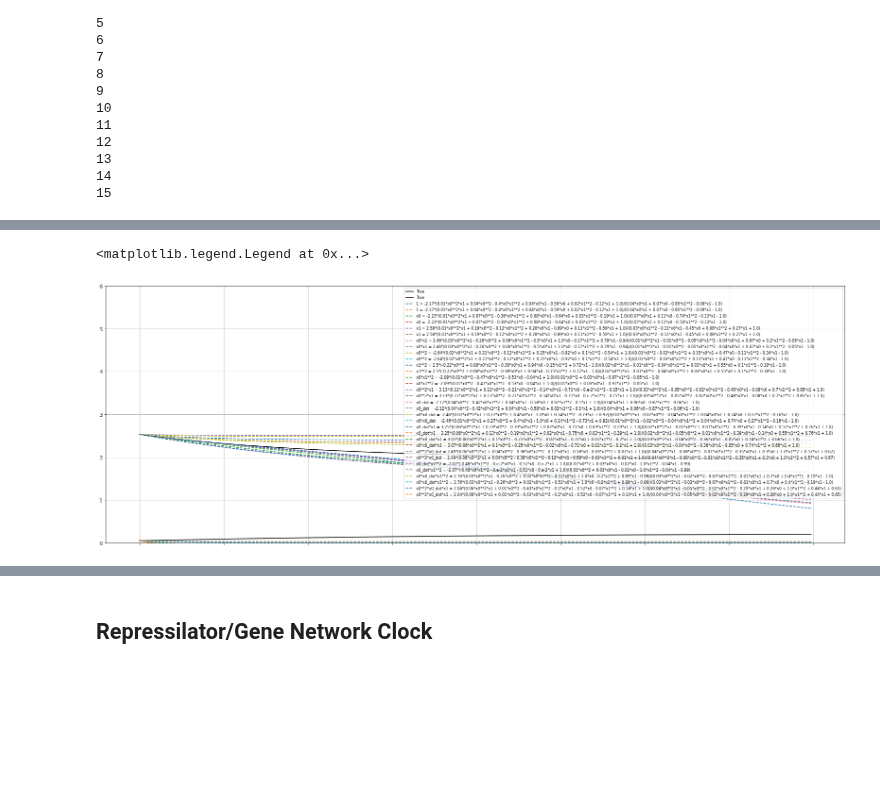
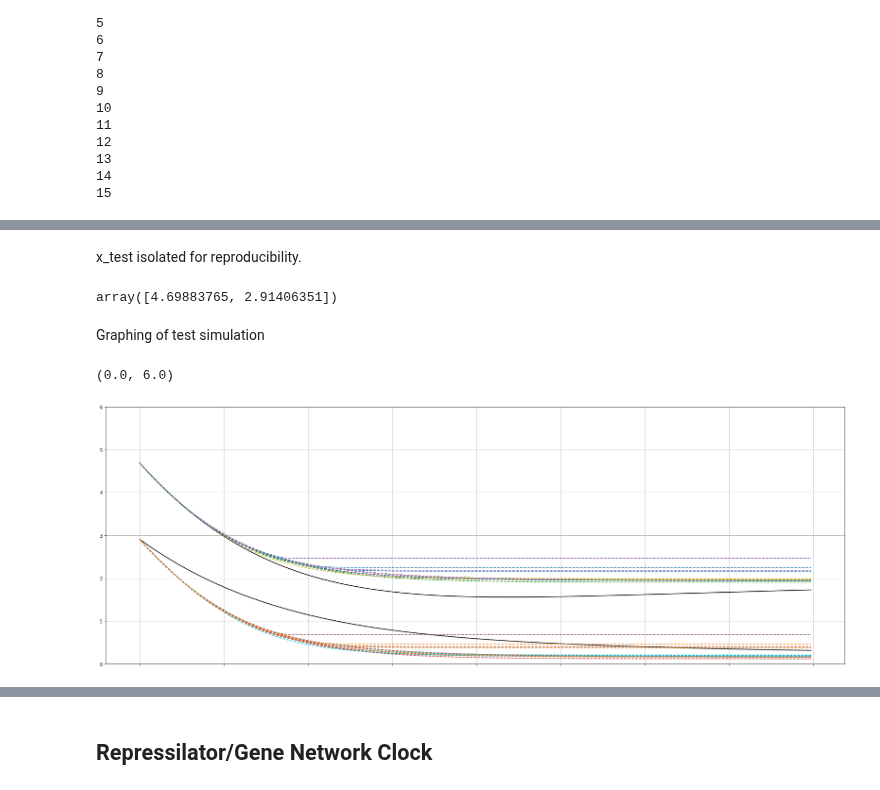
Before and after one commit to ainsleylaiuw/ISB-Hadlock-Lai, a Jupyter notebook: Ex_System.ipynb, the cells around one changed output, grey strips where cells are left out. Drawn from its saved outputs; the diff is of its cells as text; code cells hidden in the pictures; blank space fills up the shorter version.

```diff
--- a/Ex_System.ipynb
+++ b/Ex_System.ipynb
@@ -924,17 +868,0 @@ print(vdot_predict[799,:])
-# %%
-# Model error
-u_true = u_model.differentiate(netswitch_train, t)
-udot_predict = u_model.model.predict(netswitch_train)
-#print(udot_predict)
-print("-----------------------------------------------------------------")
-vdot_predict = v_model.model.predict(netswitch_train)
-#print(vdot_predict)
-# List of [ (udot, vdot)_model0, (udot, vdot)_model1, ... (udot, vdot)_model15]
-Xdots = []
-for i in range(len(u_model.get_feature_names())):
-    Xdot_i = np.column_stack([udot_predict[:, i], vdot_predict[:, i]]).reshape(u_true.shape)
-    Xdots.append(Xdot_i)
-print(type(Xdots[13]))
-Xdot_error = [np.linalg.norm(u_true - Xdot) / np.linalg.norm(u_true) for Xdot in Xdots]
-print(Xdot_error)
-plt.plot(range(16), Xdot_error, '-o')
@@ -1159,39 +1056,47 @@ array([2.53251841, 0.04876567])
+# %% [markdown]
+x_test isolated for reproducibility.
+# %%
+x0_test = np.random.rand(r) * 5
+x0_test
+# %% [output]
+array([4.69883765, 2.91406351])
+# %% [markdown]
+Graphing of test simulation
 # %%
 a, b = 2, 1
 beta, gamma = 2, 2
 dudt = lambda u, v: -u + (a / (1+v**beta))
 dvdt = lambda u, v: -v + (b / (1+u**gamma))
 netswitch = lambda t, x: np.array([dudt(x[0], x[1]), dvdt(x[0], x[1])])
-
+x_test = solve_ivp(netswitch, t_span, x0_test, t_eval=t).y.T
 # Plot the results for each of the models
 plt.figure(figsize=(28, 10))
-x_test = solve_ivp(netswitch, t_span, x0_test, t_eval=t).y.T
 plt.plot(t, x_test, color="k", linestyle="solid", label="True")
 for i in range(nfeatures):
     ax = plt.gca()
     if i != nfeatures - 1:
         ax.set_xticklabels([])
     if len(sym_equations_simplified[i]) != 0:
         # ODE
         ODE_Func = sp.lambdify([t_sym, x_sym], sym_equations_simplified[i][0])
 
         # Now simulate the system we identified
         x_test_sim = solve_ivp(ODE_Func, t_span, x0_test, t_eval=t).y.T
         if (
             np.linalg.norm(x_test_sim) < 1e3
             and sym_equations_rounded_simplified[i] != 0
         ):
             plt.plot(
                 t,
                 x_test_sim,
                 linestyle="dashed",
                 label=str(sp.sympify(features_formatted[i]))
                 + " = "
                 + str(sym_equations_rounded_simplified[i]),
             )
 plt.grid(True)
 ax.set_ylim([0, 6])
-plt.legend(fontsize=8)
+#plt.legend(fontsize=8)
 # %% [output]
-<matplotlib.legend.Legend at 0x...>
+(0.0, 6.0)
-[figure, old version]
+[figure, new version]
```
Also changed, not shown: parts of 33 cells of this notebook.
